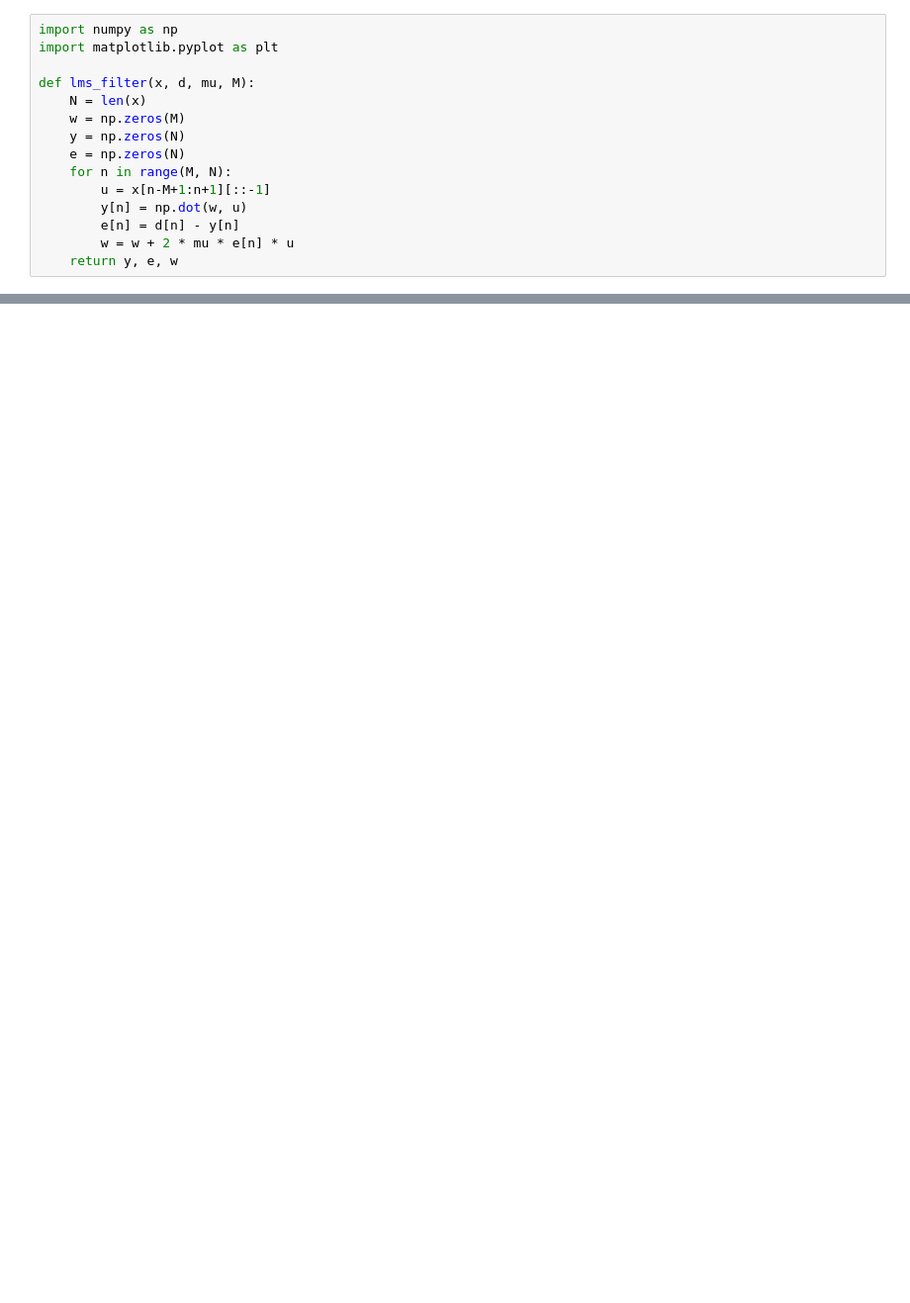
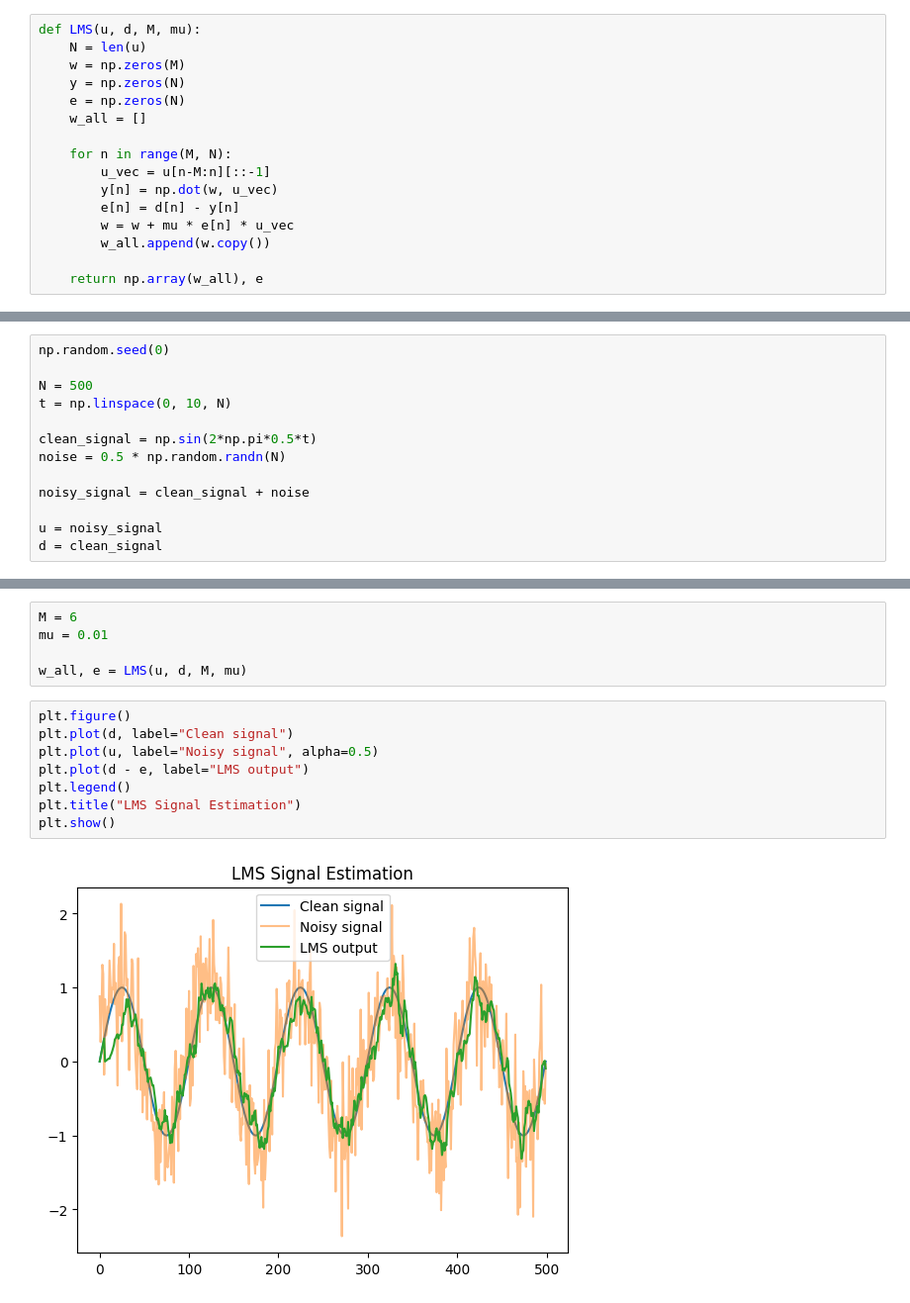
Before and after one commit to mzadonski1/AF3-LMS, a Jupyter notebook: AF3_LMS.ipynb, the cells around one changed output, grey strips where cells are left out. Shown at 99% size. Cells and saved outputs as stored; diff of their text form; blank space fills up the shorter version.

Commit message:
Improve AF3 LMS notebook structure, analysis, and image denoising

```diff
--- a/AF3_LMS.ipynb
+++ b/AF3_LMS.ipynb
@@ -3,15 +22,16 @@
 # %%
-import numpy as np
-import matplotlib.pyplot as plt
-
-def lms_filter(x, d, mu, M):
-    N = len(x)
+def LMS(u, d, M, mu):
+    N = len(u)
     w = np.zeros(M)
     y = np.zeros(N)
     e = np.zeros(N)
+    w_all = []
+
     for n in range(M, N):
-        u = x[n-M+1:n+1][::-1]
-        y[n] = np.dot(w, u)
+        u_vec = u[n-M:n][::-1]
+        y[n] = np.dot(w, u_vec)
         e[n] = d[n] - y[n]
-        w = w + 2 * mu * e[n] * u
-    return y, e, w
+        w = w + mu * e[n] * u_vec
+        w_all.append(w.copy())
+
+    return np.array(w_all), e
@@ -144,0 +47,13 @@ plt.show()
+# %%
+np.random.seed(0)
+
+N = 500
+t = np.linspace(0, 10, N)
+
+clean_signal = np.sin(2*np.pi*0.5*t)
+noise = 0.5 * np.random.randn(N)
+
+noisy_signal = clean_signal + noise
+
+u = noisy_signal
+d = clean_signal
@@ -144,0 +68,15 @@ plt.show()
+# %%
+M = 6
+mu = 0.01
+
+w_all, e = LMS(u, d, M, mu)
+# %%
+plt.figure()
+plt.plot(d, label="Clean signal")
+plt.plot(u, label="Noisy signal", alpha=0.5)
+plt.plot(d - e, label="LMS output")
+plt.legend()
+plt.title("LMS Signal Estimation")
+plt.show()
+# %% [output]
+[figure, added]
```
Also changed, not shown: parts of 32 cells of this notebook.
